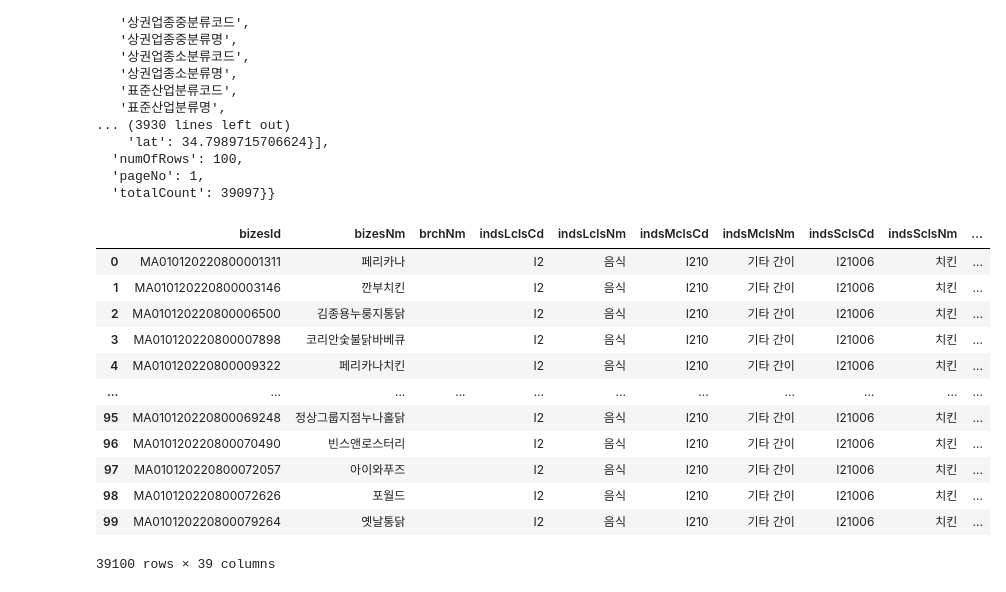
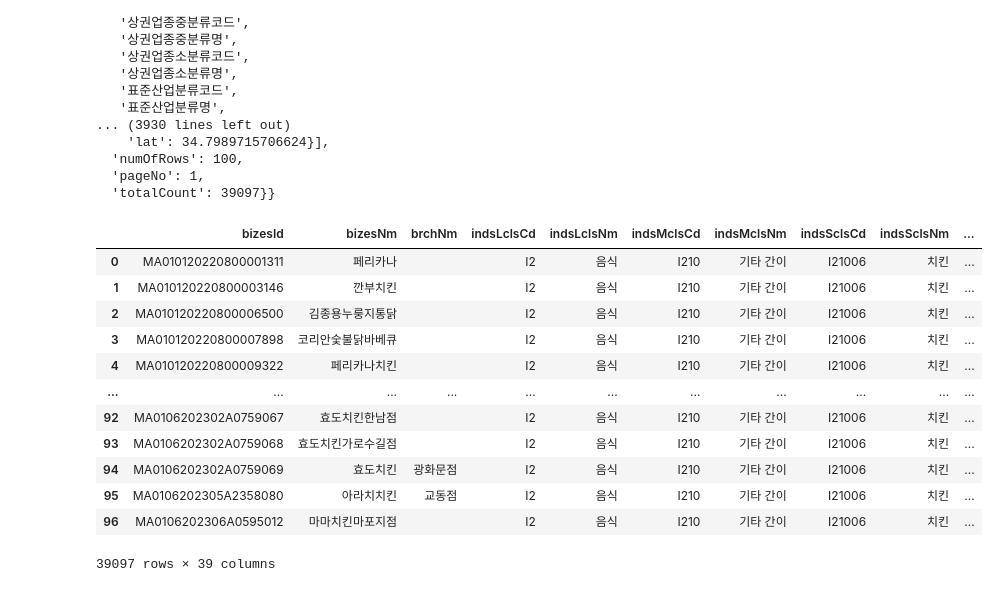
Before and after one commit to namolee/fintech_service, a Jupyter notebook: 05data_scraping/04공공데이터api전세자금대출금리정보.ipynb, the cells around one changed output. Saved outputs shown, nothing was run; the diff lists cells and outputs as text; code cells hidden in the pictures.

Commit message:
api_practice_xml+json

```diff
--- a/05data_scraping/04공공데이터api전세자금대출금리정보.ipynb
+++ b/05data_scraping/04공공데이터api전세자금대출금리정보.ipynb
@@ -130,37 +130,37 @@ data
 chicken_list=[]
 page=1
 while True:
     url="http://apis.data.go.kr/B553077/api/open/sdsc2/storeListInUpjong"
     servicekey=os.getenv('servicekey')
-    payload={'servicekey':servicekey,'divId':'indsSclsCd','key':'I21006','numOfRows':100,'pageNo':1,'type':'json'}
+    payload={'servicekey':servicekey,'divId':'indsSclsCd','key':'I21006','numOfRows':100,'pageNo':page,'type':'json'}
 
     r = requests.get(url, params=payload)
     data=r.json()
 
     chicken_list.append(data['body']['items'])
     total_pages=data['body']['totalCount']//data['body']['numOfRows']+1
 #     print(f'{page}/{total_pages}',end='\r')
     if(page <total_pages):
         page+=1
     else:
         break
 
 result = pd.DataFrame()
 for chicken in chicken_list:
     temp=pd.json_normalize(chicken)
     result=pd.concat([result,temp])
 result
 # %% [output]
 |  | bizesId | bizesNm | brchNm | indsLclsCd | indsLclsNm | indsMclsCd | indsMclsNm | indsSclsCd | indsSclsNm | ... |
 | 0 | MA010120220800001311 | 페리카나 |  | I2 | 음식 | I210 | 기타 간이 | I21006 | 치킨 | ... |
 | 1 | MA010120220800003146 | 깐부치킨 |  | I2 | 음식 | I210 | 기타 간이 | I21006 | 치킨 | ... |
 | 2 | MA010120220800006500 | 김종용누룽지통닭 |  | I2 | 음식 | I210 | 기타 간이 | I21006 | 치킨 | ... |
 | 3 | MA010120220800007898 | 코리안숯불닭바베큐 |  | I2 | 음식 | I210 | 기타 간이 | I21006 | 치킨 | ... |
 | 4 | MA010120220800009322 | 페리카나치킨 |  | I2 | 음식 | I210 | 기타 간이 | I21006 | 치킨 | ... |
 | ... | ... | ... | ... | ... | ... | ... | ... | ... | ... | ... |
-| 95 | MA010120220800069248 | 정상그룹지점누나홀닭 |  | I2 | 음식 | I210 | 기타 간이 | I21006 | 치킨 | ... |
-| 96 | MA010120220800070490 | 빈스앤로스터리 |  | I2 | 음식 | I210 | 기타 간이 | I21006 | 치킨 | ... |
-| 97 | MA010120220800072057 | 아이와푸즈 |  | I2 | 음식 | I210 | 기타 간이 | I21006 | 치킨 | ... |
-| 98 | MA010120220800072626 | 포월드 |  | I2 | 음식 | I210 | 기타 간이 | I21006 | 치킨 | ... |
-| 99 | MA010120220800079264 | 옛날통닭 |  | I2 | 음식 | I210 | 기타 간이 | I21006 | 치킨 | ... |
+| 92 | MA0106202302A0759067 | 효도치킨한남점 |  | I2 | 음식 | I210 | 기타 간이 | I21006 | 치킨 | ... |
+| 93 | MA0106202302A0759068 | 효도치킨가로수길점 |  | I2 | 음식 | I210 | 기타 간이 | I21006 | 치킨 | ... |
+| 94 | MA0106202302A0759069 | 효도치킨 | 광화문점 | I2 | 음식 | I210 | 기타 간이 | I21006 | 치킨 | ... |
+| 95 | MA0106202305A2358080 | 아라치치킨 | 교동점 | I2 | 음식 | I210 | 기타 간이 | I21006 | 치킨 | ... |
+| 96 | MA0106202306A0595012 | 마마치킨마포지점 |  | I2 | 음식 | I210 | 기타 간이 | I21006 | 치킨 | ... |
-39100 rows × 39 columns
+39097 rows × 39 columns
```
Also changed, not shown: parts of 3 cells of this notebook, 1 other file.
